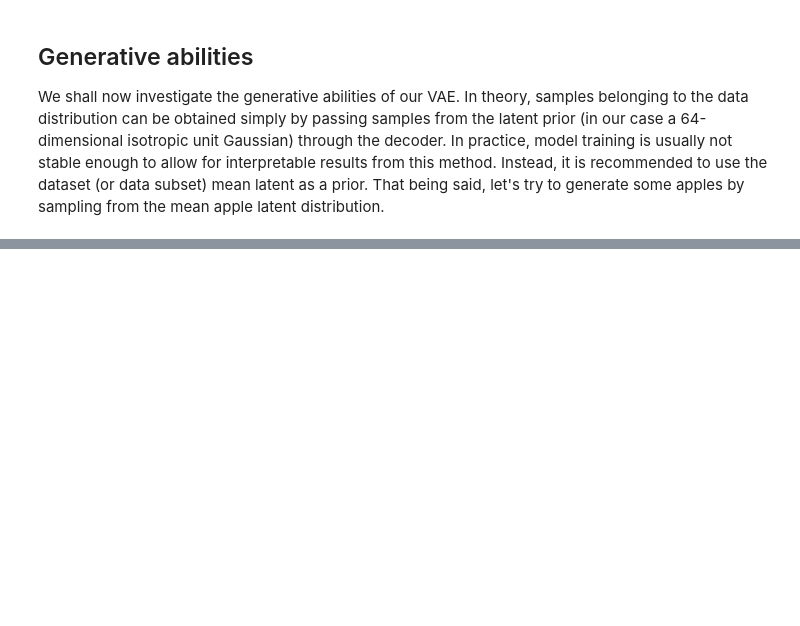
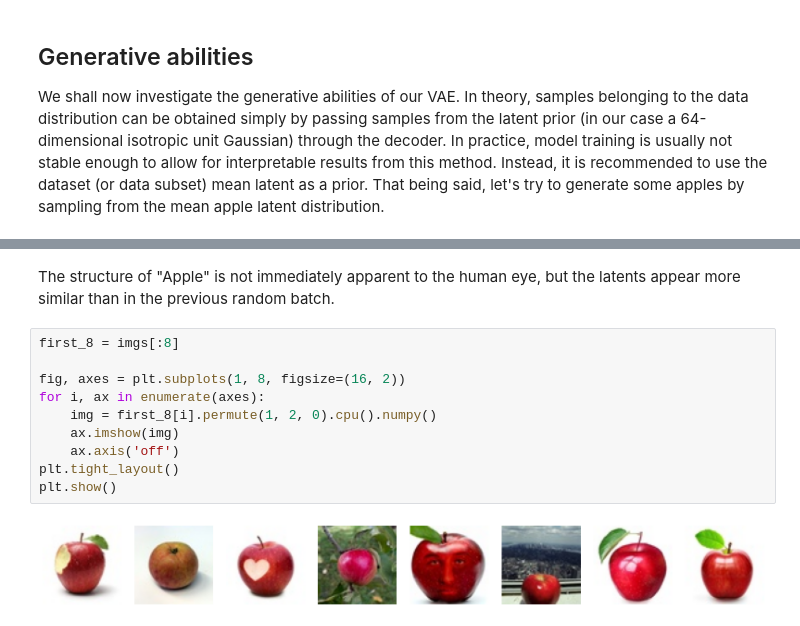
Before and after one commit to frederikdammeier/unipd-cognition-computation, a Jupyter notebook: main.ipynb, the cells around one changed output, grey strips where cells are left out. Drawn from its saved outputs; the diff is of its cells as text; blank space fills up the shorter version.

```diff
--- a/main.ipynb
+++ b/main.ipynb
@@ -395,0 +675,14 @@ imgs, targets = batch[0], batch[1]
+# %% [markdown]
+The structure of "Apple" is not immediately apparent to the human eye, but the latents appear more similar than in the previous random batch.
+# %%
+first_8 = imgs[:8]
+
+fig, axes = plt.subplots(1, 8, figsize=(16, 2))
+for i, ax in enumerate(axes):
+    img = first_8[i].permute(1, 2, 0).cpu().numpy()
+    ax.imshow(img)
+    ax.axis('off')
+plt.tight_layout()
+plt.show()
+# %% [output]
+[figure, added]
```
Also changed, not shown: parts of 44 cells of this notebook.
